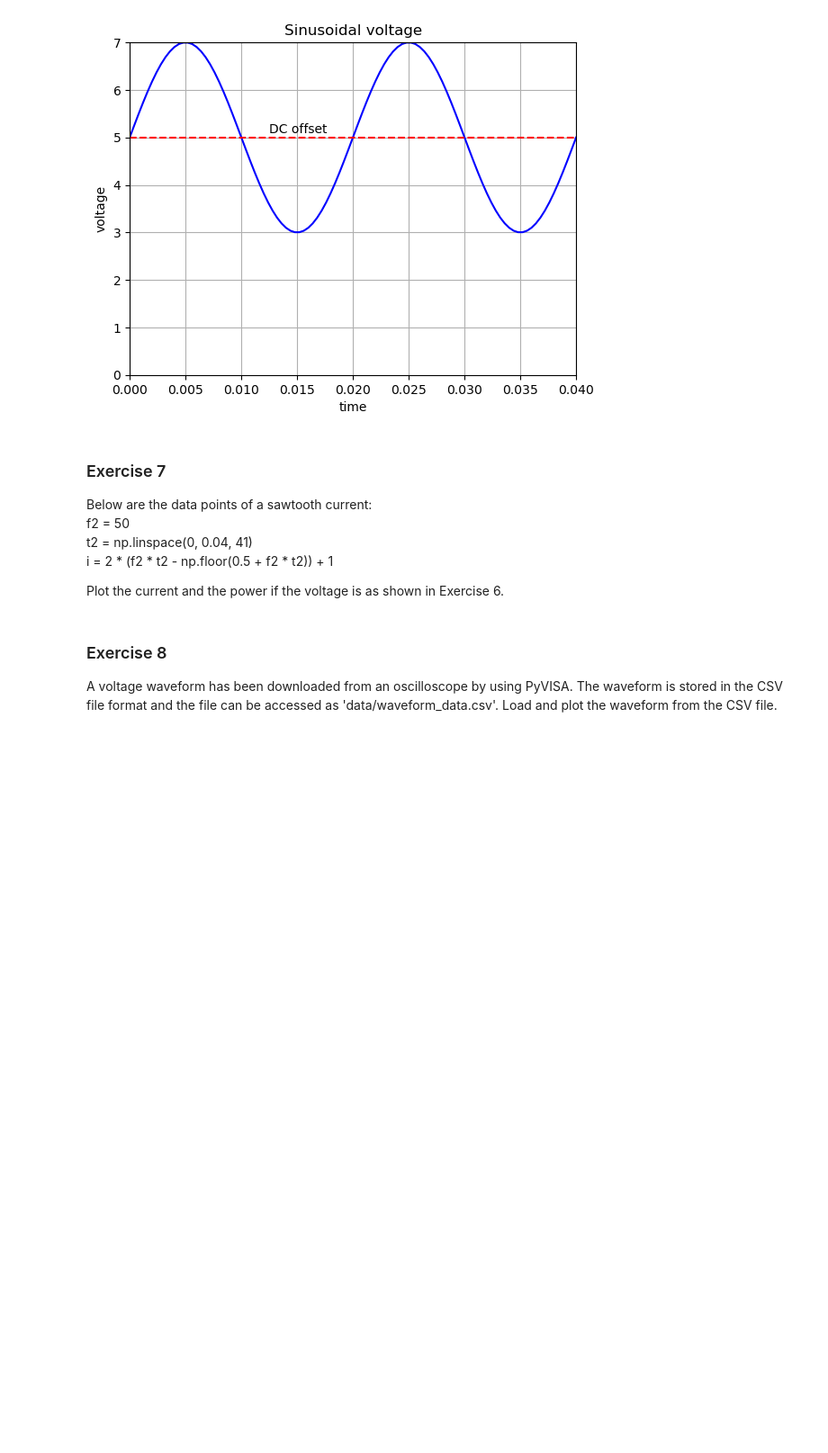
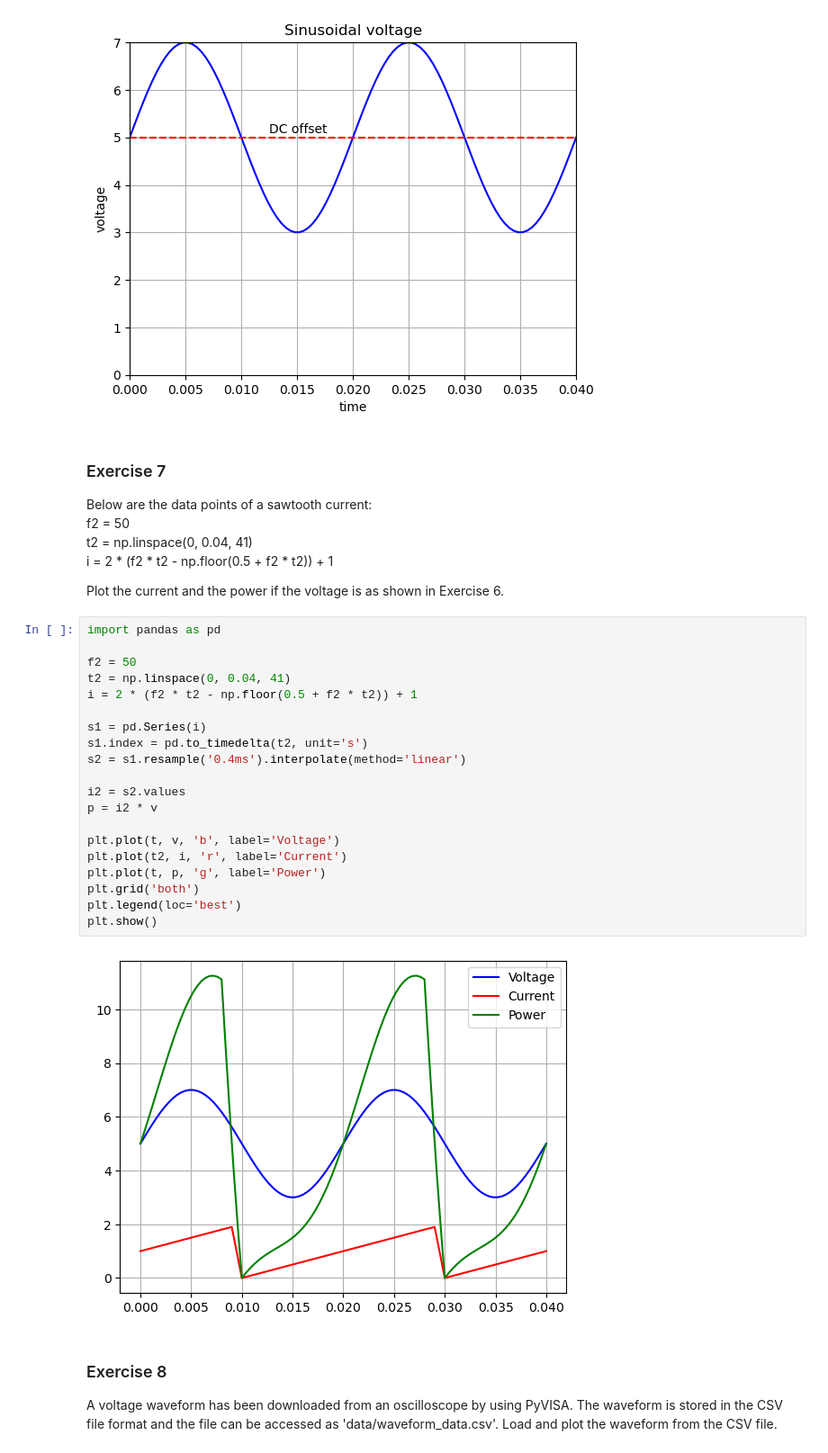
Before and after one commit to wooihaw/pica_jan2023, a Jupyter notebook: Exercises.ipynb, the cells around one changed output. Shown: that part at 90% size. Cells and saved outputs as stored; diff of their text form; blank space fills up the shorter version.

```diff
--- a/Exercises.ipynb
+++ b/Exercises.ipynb
@@ -160,6 +160,28 @@ Below are the data points of a sawtooth current:\
     i = 2 * (f2 * t2 - np.floor(0.5 + f2 * t2)) + 1
 
 Plot the current and the power if the voltage is as shown in Exercise 6.
+# %%
+import pandas as pd
+
+f2 = 50
+t2 = np.linspace(0, 0.04, 41)
+i = 2 * (f2 * t2 - np.floor(0.5 + f2 * t2)) + 1
+
+s1 = pd.Series(i)
+s1.index = pd.to_timedelta(t2, unit='s')
+s2 = s1.resample('0.4ms').interpolate(method='linear')
+
+i2 = s2.values
+p = i2 * v
+
+plt.plot(t, v, 'b', label='Voltage')
+plt.plot(t2, i, 'r', label='Current')
+plt.plot(t, p, 'g', label='Power')
+plt.grid('both')
+plt.legend(loc='best')
+plt.show()
+# %% [output]
+[figure, added]
 # %% [markdown]
 ### Exercise 8
 A voltage waveform has been downloaded from an oscilloscope by using PyVISA. The waveform is stored in the CSV file format and the file can be accessed as 'data/waveform_data.csv'. Load and plot the waveform from the CSV file.
```
